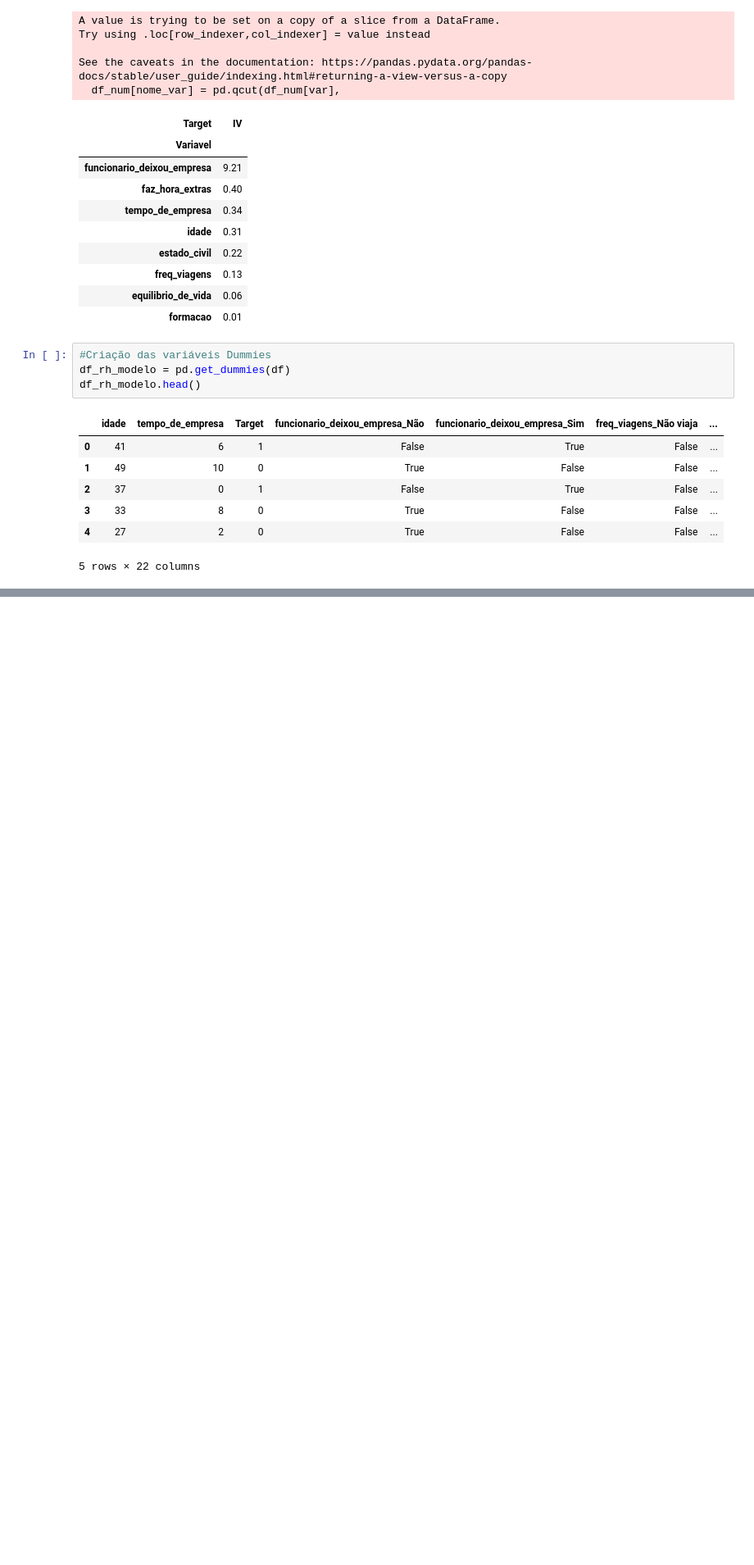
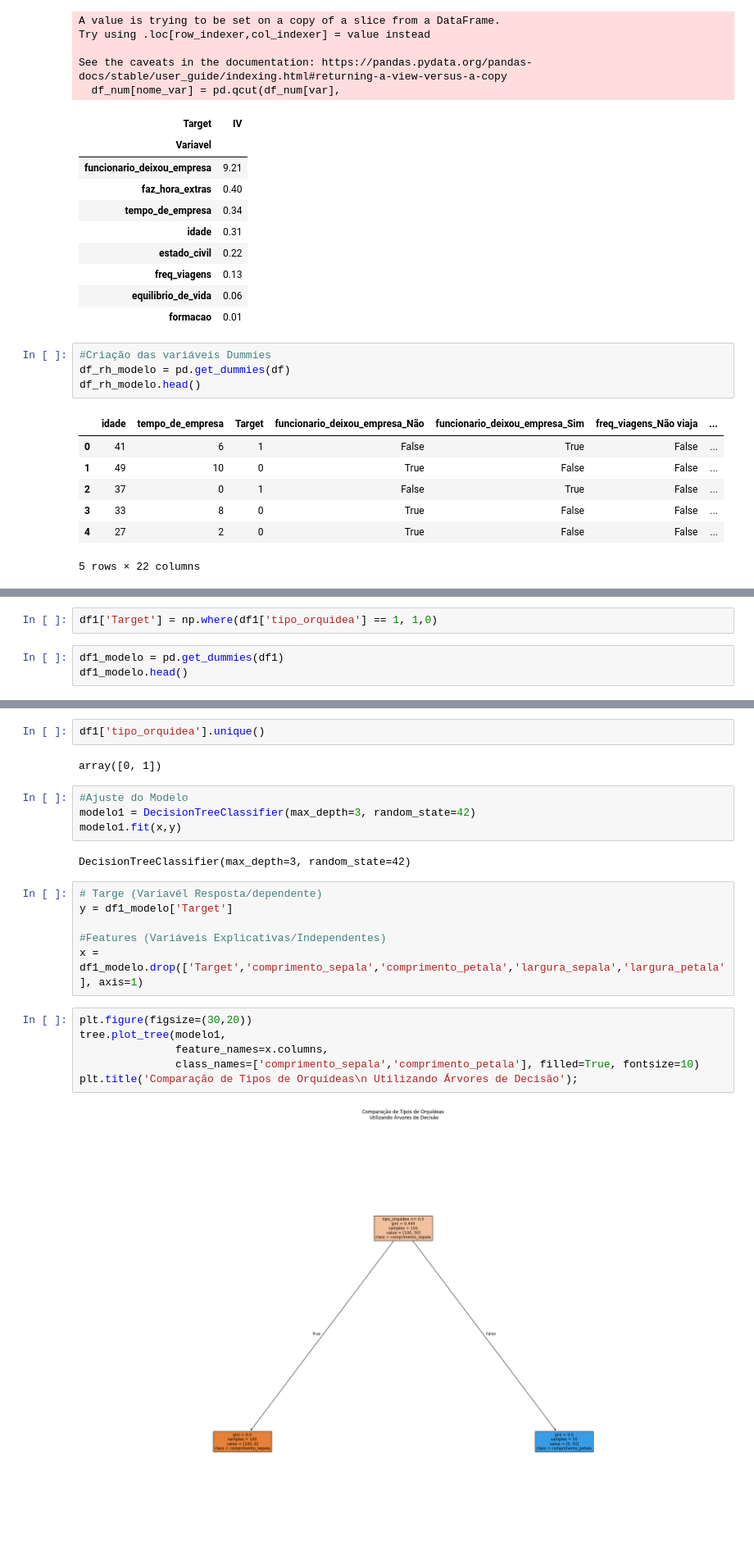
Before and after one commit to vamvieira/Aulas_Senai, a Jupyter notebook: Base_RH_Exploratória.ipynb, the cells around one changed output, grey strips where cells are left out. Shown at 82% size. Drawn from its saved outputs; the diff is of its cells as text; blank space fills up the shorter version.

```diff
--- a/Base_RH_Exploratória.ipynb
+++ b/Base_RH_Exploratória.ipynb
@@ -245,0 +339,5 @@ df_rh_modelo.head()
+# %%
+df1['Target'] = np.where(df1['tipo_orquidea'] == 1, 1,0)
+# %%
+df1_modelo = pd.get_dummies(df1)
+df1_modelo.head()
@@ -245,0 +351,24 @@ df_rh_modelo.head()
+# %%
+df1['tipo_orquidea'].unique()
+# %% [output]
+array([0, 1])
+# %%
+#Ajuste do Modelo
+modelo1 = DecisionTreeClassifier(max_depth=3, random_state=42)
+modelo1.fit(x,y)
+# %% [output]
+DecisionTreeClassifier(max_depth=3, random_state=42)
+# %%
+# Targe (Variavél Resposta/dependente)
+y = df1_modelo['Target']
+
+#Features (Variáveis Explicativas/Independentes)
+x = df1_modelo.drop(['Target','comprimento_sepala','comprimento_petala','largura_sepala','largura_petala'], axis=1)
+# %%
+plt.figure(figsize=(30,20))
+tree.plot_tree(modelo1,
+               feature_names=x.columns,
+               class_names=['comprimento_sepala','comprimento_petala'], filled=True, fontsize=10)
+plt.title('Comparação de Tipos de Orquídeas\n Utilizando Árvores de Decisão');
+# %% [output]
+[figure, added]
```
Also changed, not shown: parts of 14 cells of this notebook.
